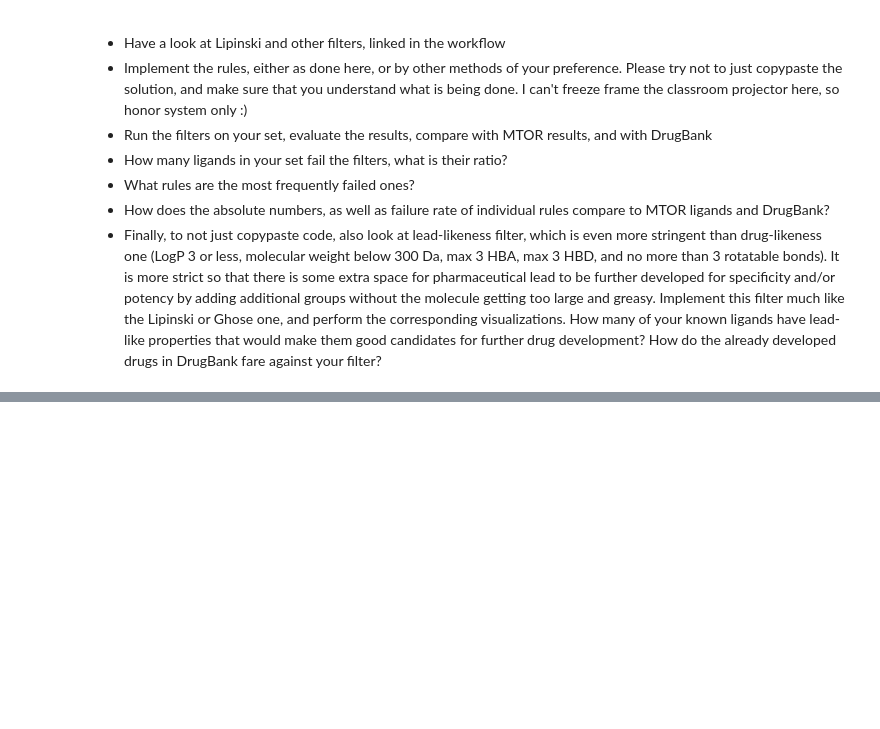
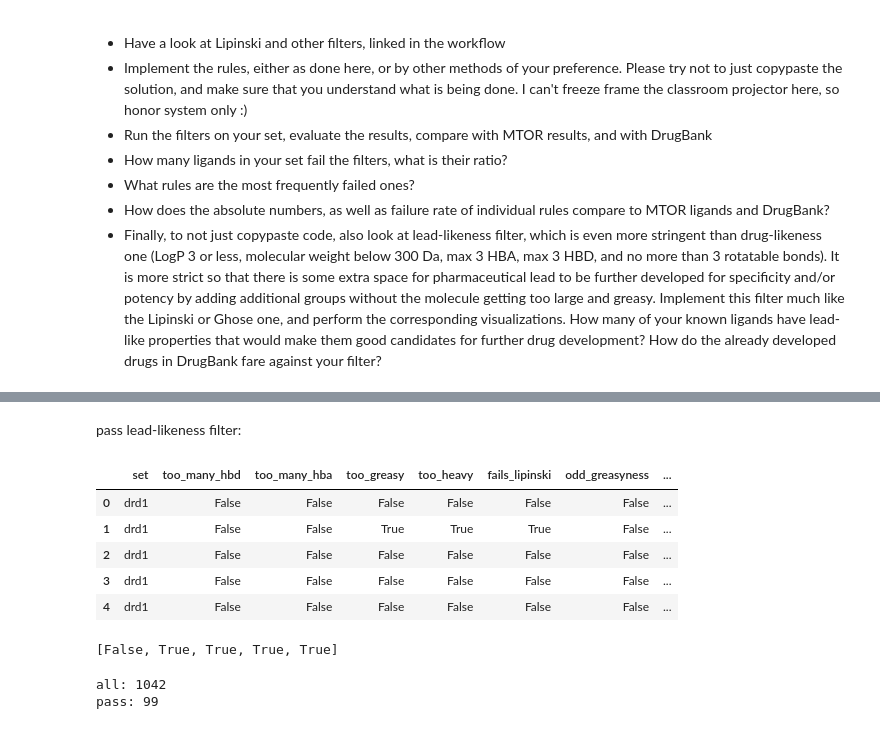
Before and after one commit to lich-uct/cdd2021, a Jupyter notebook: lieberze/04_drug_likeness-Solution.ipynb, the cells around one changed output, grey strips where cells are left out. Cells and saved outputs as stored; diff of their text form; code cells hidden in the pictures; blank space fills up the shorter version.

```diff
--- a/lieberze/04_drug_likeness-Solution.ipynb
+++ b/lieberze/04_drug_likeness-Solution.ipynb
@@ -346,0 +415,11 @@ This demonstrates that the Lipinski and indeed all other similar filters should
+# %% [markdown]
+pass lead-likeness filter:
+# %%
+df_drd1.head()
+# %% [output]
+|  | set | too_many_hbd | too_many_hba | too_greasy | too_heavy | fails_lipinski | odd_greasyness | ... |
+| 0 | drd1 | False | False | False | False | False | False | ... |
+| 1 | drd1 | False | False | True | True | True | False | ... |
+| 2 | drd1 | False | False | False | False | False | False | ... |
+| 3 | drd1 | False | False | False | False | False | False | ... |
+| 4 | drd1 | False | False | False | False | False | False | ... |
@@ -346,0 +432,12 @@ This demonstrates that the Lipinski and indeed all other similar filters should
+# %%
+a = df_drd1[["lead_too_many_hbd","lead_too_many_hba","lead_too_heavy",\
+                                        "lead_too_greasy","lead_too_rotatable"]].iloc[1]
+list(a)
+# %% [output]
+[False, True, True, True, True]
+# %%
+print("all:", df_drd1.pass_lead_likeness.count())
+print("pass:", df_drd1.pass_lead_likeness.sum())
+# %% [output]
+all: 1042
+pass: 99
```
Also changed, not shown: parts of 15 cells of this notebook.
